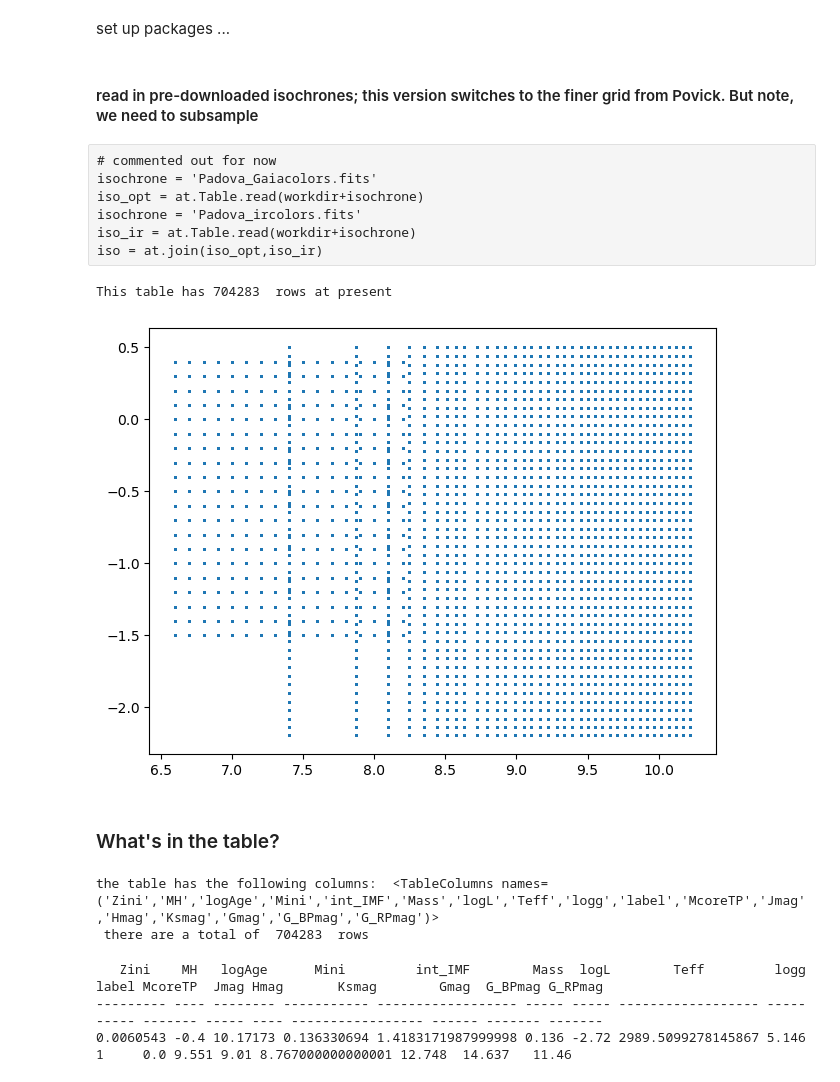
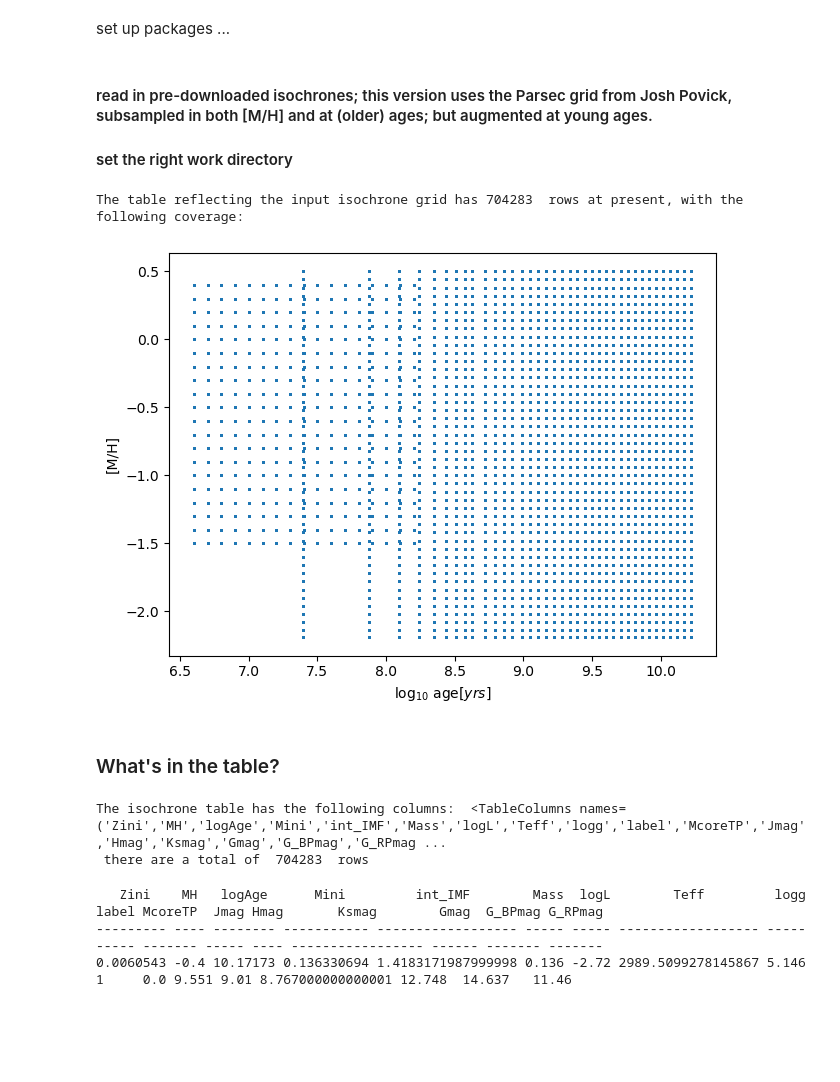
Before and after one commit to HWRix/stellarAges, a Jupyter notebook: Parsec_Isochrone_Function_Call-v7.ipynb, the cells around one changed output. Saved outputs shown, nothing was run; the diff lists cells and outputs as text; code cells hidden in the pictures; blank space fills up the shorter version.

```diff
--- a/Parsec_Isochrone_Function_Call-v7.ipynb
+++ b/Parsec_Isochrone_Function_Call-v7.ipynb
@@ -65,15 +89,10 @@ from matplotlib.ticker import FuncFormatter, MaxNLocator
 from matplotlib import rcParams
 rcParams.update({'figure.autolayout': True})
 # %% [markdown]
-#### read in pre-downloaded isochrones; this version switches to the finer grid from Povick. But note, we need to subsample
+#### read in pre-downloaded isochrones; this version uses the Parsec grid from Josh Povick, subsampled in both [M/H] and at (older) ages; but augmented at young ages.
+
+#### set the right work directory
 # %%
 workdir = '/Users/rix/Science/Projects/GAIA/GaiaDR3/BP-RP/LMC/'
-# %% [raw]
-# commented out for now
-isochrone = 'Padova_Gaiacolors.fits'
-iso_opt = at.Table.read(workdir+isochrone)
-isochrone = 'Padova_ircolors.fits'
-iso_ir = at.Table.read(workdir+isochrone)
-iso = at.join(iso_opt,iso_ir)
 # %%
 # from povick
@@ -86,20 +105,22 @@ iso = at.Table.read(workdir+isochrone)
 iso['logTe'] = 10.** iso['logTe']
 iso.rename_column('logTe', 'Teff')
 # %%
-print('This table has',len(iso),' rows at present')
+print('The table reflecting the input isochrone grid has',len(iso),' rows at present, with the following coverage: ')
 plt.scatter(iso['logAge'],iso['MH'],s=1)
+plt.xlabel('$\log_{10} ~\mathrm{age} [yrs]$')
+plt.ylabel('[M/H]')
 plt.show()
 # %% [output]
-This table has 704283  rows at present
+The table reflecting the input isochrone grid has 704283  rows at present, with the following coverage:
-[figure, old version]
+[figure, new version]
 # %% [markdown]
 ### What's in the table?
 # %%
-print('the table has the following columns: ',iso.columns)
+print('The isochrone table has the following columns: ',iso.columns)
 #and how many rows does it have
 print(' there are a total of ',len(iso),' rows')
 #print('the data types are',iso[:].dtype)
 # %% [output]
-the table has the following columns:  <TableColumns names=('Zini','MH','logAge','Mini','int_IMF','Mass','logL','Teff','logg','label','McoreTP','Jmag','Hmag','Ksmag','Gmag','G_BPmag','G_RPmag')>
+The isochrone table has the following columns:  <TableColumns names=('Zini','MH','logAge','Mini','int_IMF','Mass','logL','Teff','logg','label','McoreTP','Jmag','Hmag','Ksmag','Gmag','G_BPmag','G_RPmag ...
  there are a total of  704283  rows
 # %%
```
Also changed, not shown: parts of 40 cells of this notebook.
